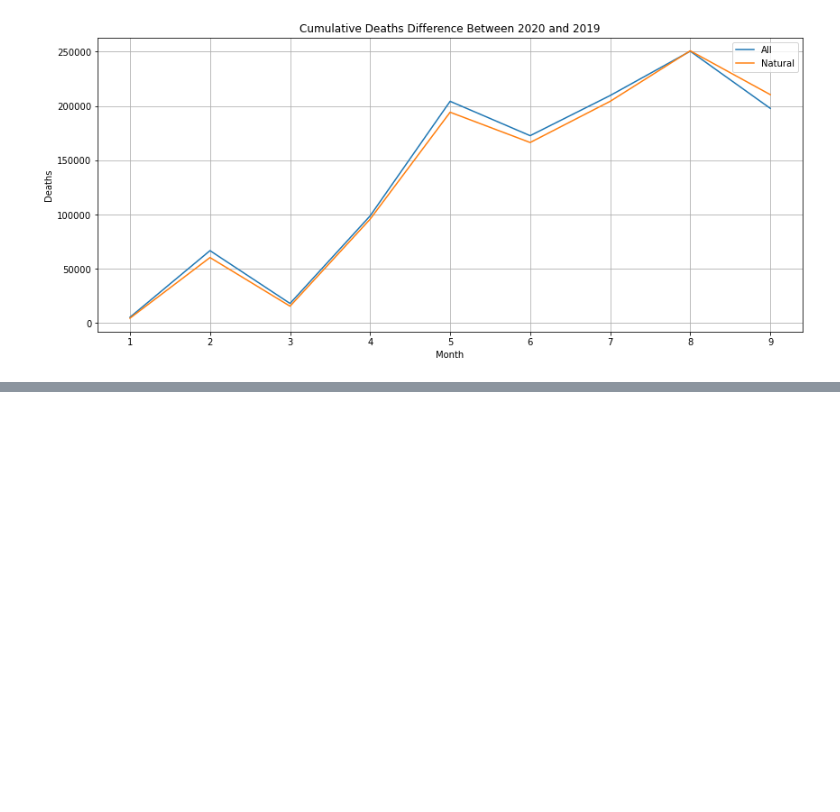
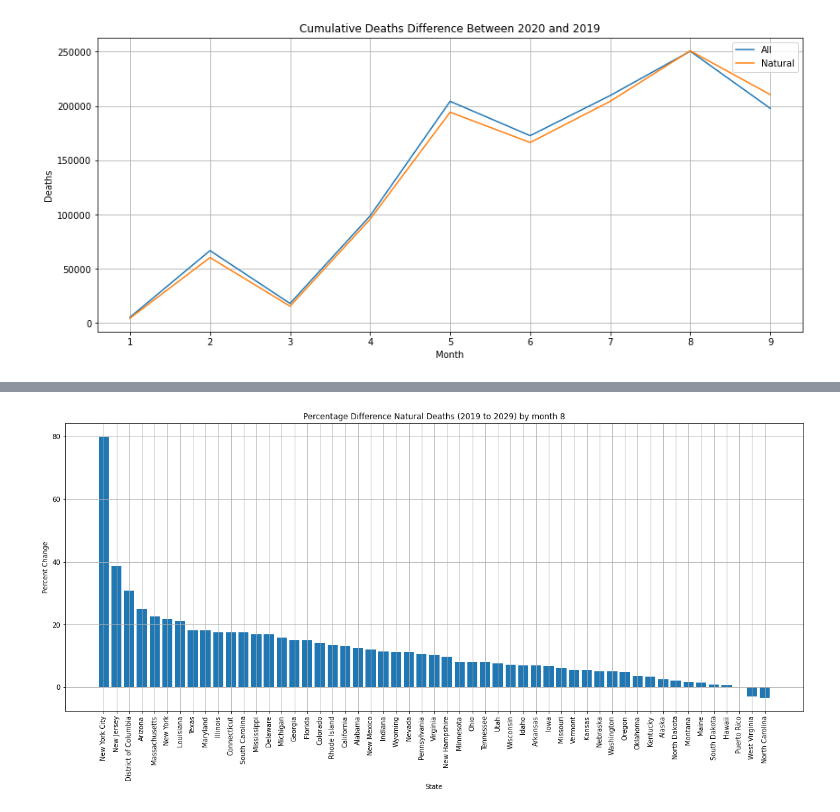
Before and after one commit to castle8080/castle_analysis, a Jupyter notebook: us_deaths/NaturalCauseDeaths.ipynb, the cells around one changed output, grey strips where cells are left out. Cells and saved outputs as stored; diff of their text form; code cells hidden in the pictures; blank space fills up the shorter version.

```diff
--- a/us_deaths/NaturalCauseDeaths.ipynb
+++ b/us_deaths/NaturalCauseDeaths.ipynb
@@ -100,0 +104,36 @@ plt.show()
+# %%
+state_deaths = weekly_deaths_by_state[weekly_deaths_by_state['Jurisdiction of Occurrence'] != 'United States']
+state_deaths = state_deaths.rename(columns={'Jurisdiction of Occurrence': 'State'})
+state_deaths = state_deaths.groupby(['State', 'Year', 'Month']).agg({'Natural Cause': 'sum'}).reset_index()
+
+def add_cumsums(df):
+    df = df.sort_values(by=['Year', 'Month'])
+    df['Natural Cause Cummulative'] = df['Natural Cause'].cumsum()
+    return df
+
+state_deaths = state_deaths[['State', 'Year', 'Month', 'Natural Cause']].groupby(['State', 'Year']).apply(add_cumsums).reset_index(drop=True)
+# %%
+state_deaths_comp = pd.merge(
+    state_deaths[state_deaths.Year == 2019],
+    state_deaths[state_deaths.Year == 2020],
+    on=['State', 'Month'],
+    suffixes=("_2019", "_2020")
+)
+
+state_deaths_comp['Natural Cause Percent Change'] = 100 * \
+    (state_deaths_comp['Natural Cause Cummulative_2020'] - state_deaths_comp['Natural Cause Cummulative_2019']) \
+    / state_deaths_comp['Natural Cause Cummulative_2019']
+# %%
+comp_month = state_deaths_comp.Month.max() - 1
+state_deaths_prev_month = state_deaths_comp[state_deaths_comp.Month == comp_month].sort_values(by='Natural Cause Percent Change', ascending=False)
+# %%
+plt.figure(figsize=(20, 8))
+plt.bar(state_deaths_prev_month.State, state_deaths_prev_month['Natural Cause Percent Change'])
+plt.xticks(rotation=90)
+plt.title(f"Percentage Difference Natural Deaths (2019 to 2029) by month {comp_month}")
+plt.xlabel("State")
+plt.ylabel("Percent Change")
+plt.grid()
+plt.show()
+# %% [output]
+[figure, added]
```
Also changed, not shown: parts of 3 cells of this notebook.
